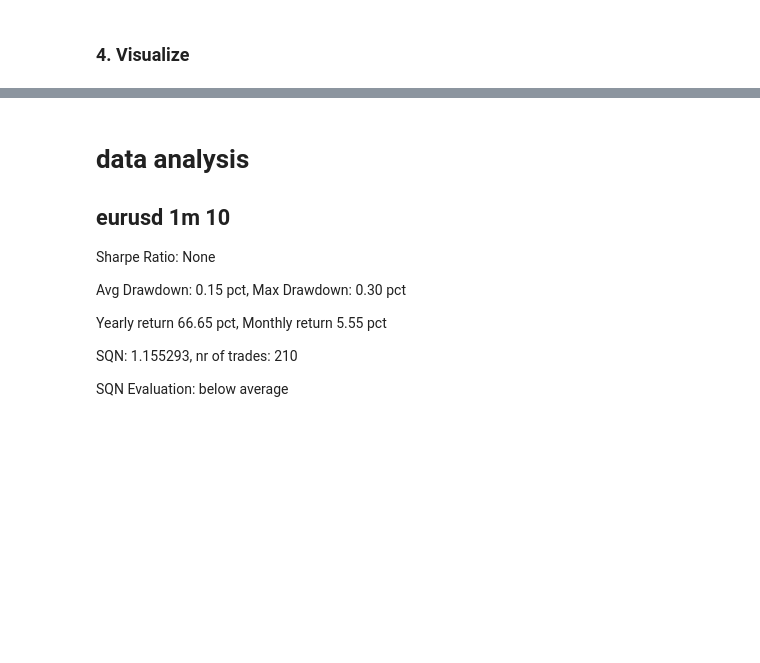
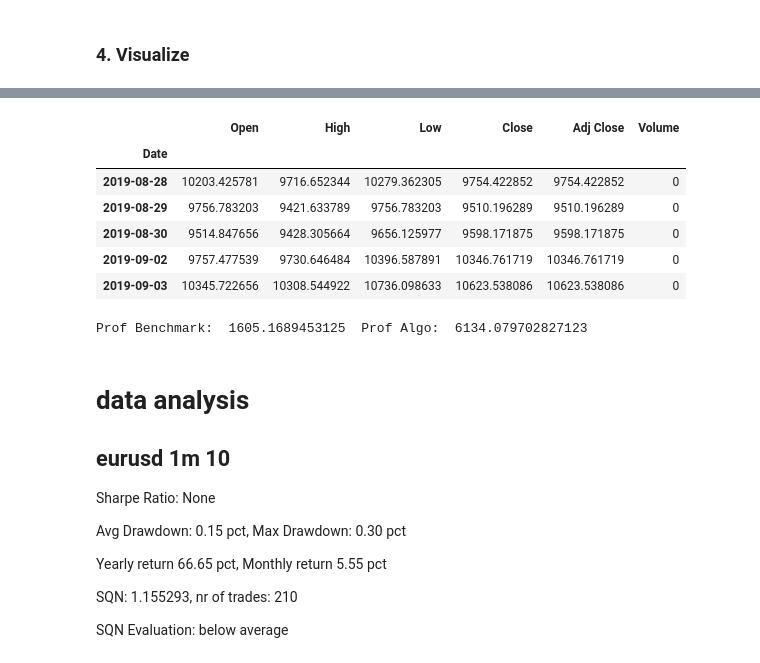
Before and after one commit to JustinGuese/trading-bot, a Jupyter notebook: BacktraderEvalutation.ipynb, the cells around one changed output, grey strips where cells are left out. Saved outputs shown, nothing was run; the diff lists cells and outputs as text; code cells hidden in the pictures; blank space fills up the shorter version.

```diff
--- a/BacktraderEvalutation.ipynb
+++ b/BacktraderEvalutation.ipynb
@@ -447,3 +376,19 @@ SQN Evaluation: below average
+# %%
+df.head()
+# %% [output]
+|  | Open | High | Low | Close | Adj Close | Volume |
+| Date |  |  |  |  |  |  |
+| 2019-08-28 | 10203.425781 | 9716.652344 | 10279.362305 | 9754.422852 | 9754.422852 | 0 |
+| 2019-08-29 | 9756.783203 | 9421.633789 | 9756.783203 | 9510.196289 | 9510.196289 | 0 |
+| 2019-08-30 | 9514.847656 | 9428.305664 | 9656.125977 | 9598.171875 | 9598.171875 | 0 |
+| 2019-09-02 | 9757.477539 | 9730.646484 | 10396.587891 | 10346.761719 | 10346.761719 | 0 |
+| 2019-09-03 | 10345.722656 | 10308.544922 | 10736.098633 | 10623.538086 | 10623.538086 | 0 |
+# %%
+# benchmark
+prof = df["Close"][-1] - df["Close"][0]
+print("Prof Benchmark: ",prof," Prof Algo: ",end)
+# %% [output]
+Prof Benchmark:  1605.1689453125  Prof Algo:  6134.079702827123
 # %% [markdown]
 # data analysis
 
```
Also changed, not shown: parts of 10 cells of this notebook, 15 other files.
